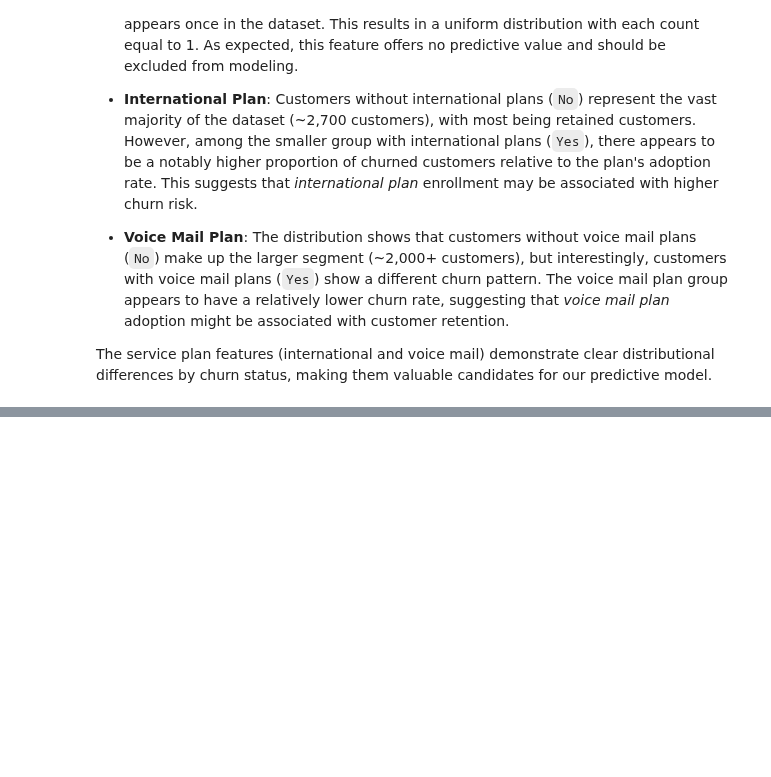
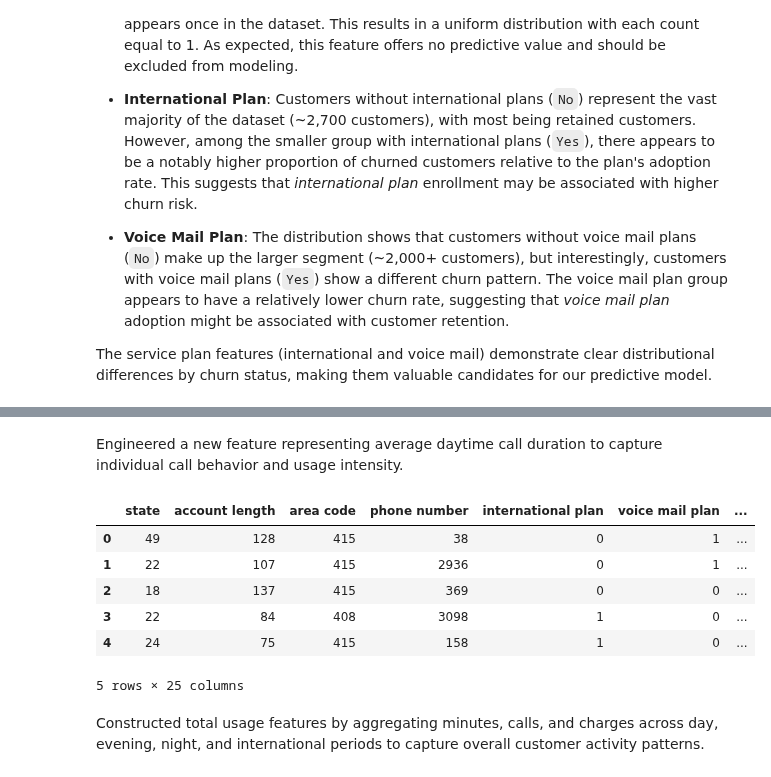
Before and after one commit to Tdoggie/phase-3-project, a Jupyter notebook: index.ipynb, the cells around one changed output, grey strips where cells are left out. Drawn from its saved outputs; the diff is of its cells as text; code cells hidden in the pictures; blank space fills up the shorter version.

```diff
--- a/index.ipynb
+++ b/index.ipynb
@@ -304,0 +308,6 @@ The service plan features (international and voice mail) demonstrate clear distr
+# %%
+# Create a copy for preprocessing
+df_processed = df.copy()
+# %%
+df_processed['avg call duration day'] = df_processed['total day minutes'] / df_processed['total day calls']
+df_processed.head()
@@ -304,0 +322,20 @@ The service plan features (international and voice mail) demonstrate clear distr
+# %% [markdown]
+Engineered a new feature representing average daytime call duration to capture individual call behavior and usage intensity.
+# %%
+# Create total usage features for individual time period features
+time_periods = ['day', 'eve', 'night', 'intl']
+for metric in ['minutes', 'calls', 'charge']:
+    total_cols = [col for col in df_processed.columns if any(f'total {period} {metric}' in col for period in time_periods)]
+    if len(total_cols) > 1:
+        df_processed[f'total {metric}'] = df_processed[total_cols].sum(axis=1)
+df_processed.head()
+# %% [output]
+|  | state | account length | area code | phone number | international plan | voice mail plan | ... |
+| 0 | 49 | 128 | 415 | 38 | 0 | 1 | ... |
+| 1 | 22 | 107 | 415 | 2936 | 0 | 1 | ... |
+| 2 | 18 | 137 | 415 | 369 | 0 | 0 | ... |
+| 3 | 22 | 84 | 408 | 3098 | 1 | 0 | ... |
+| 4 | 24 | 75 | 415 | 158 | 1 | 0 | ... |
+5 rows × 25 columns
+# %% [markdown]
+Constructed total usage features by aggregating minutes, calls, and charges across day, evening, night, and international periods to capture overall customer activity patterns.
```
Also changed, not shown: parts of 8 cells of this notebook.
